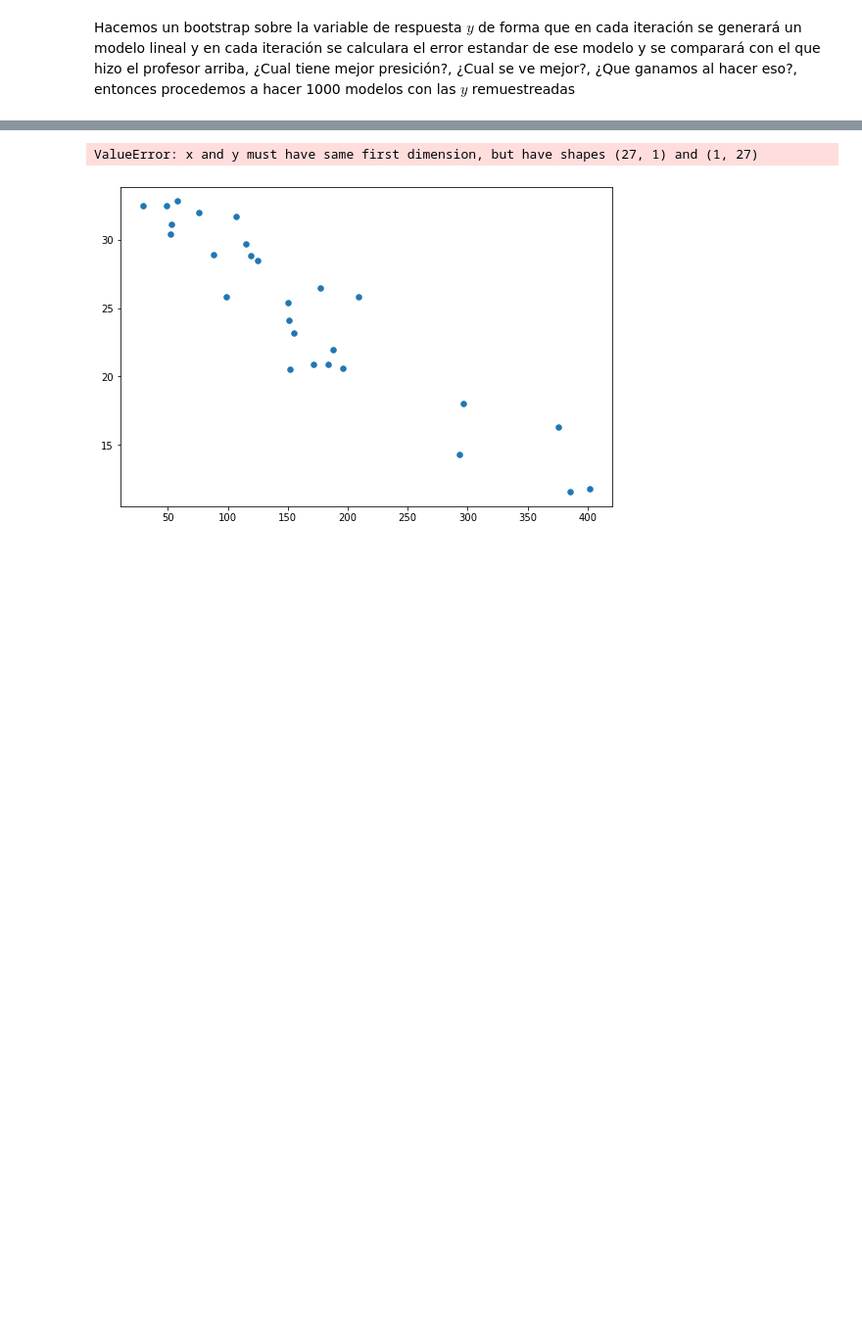
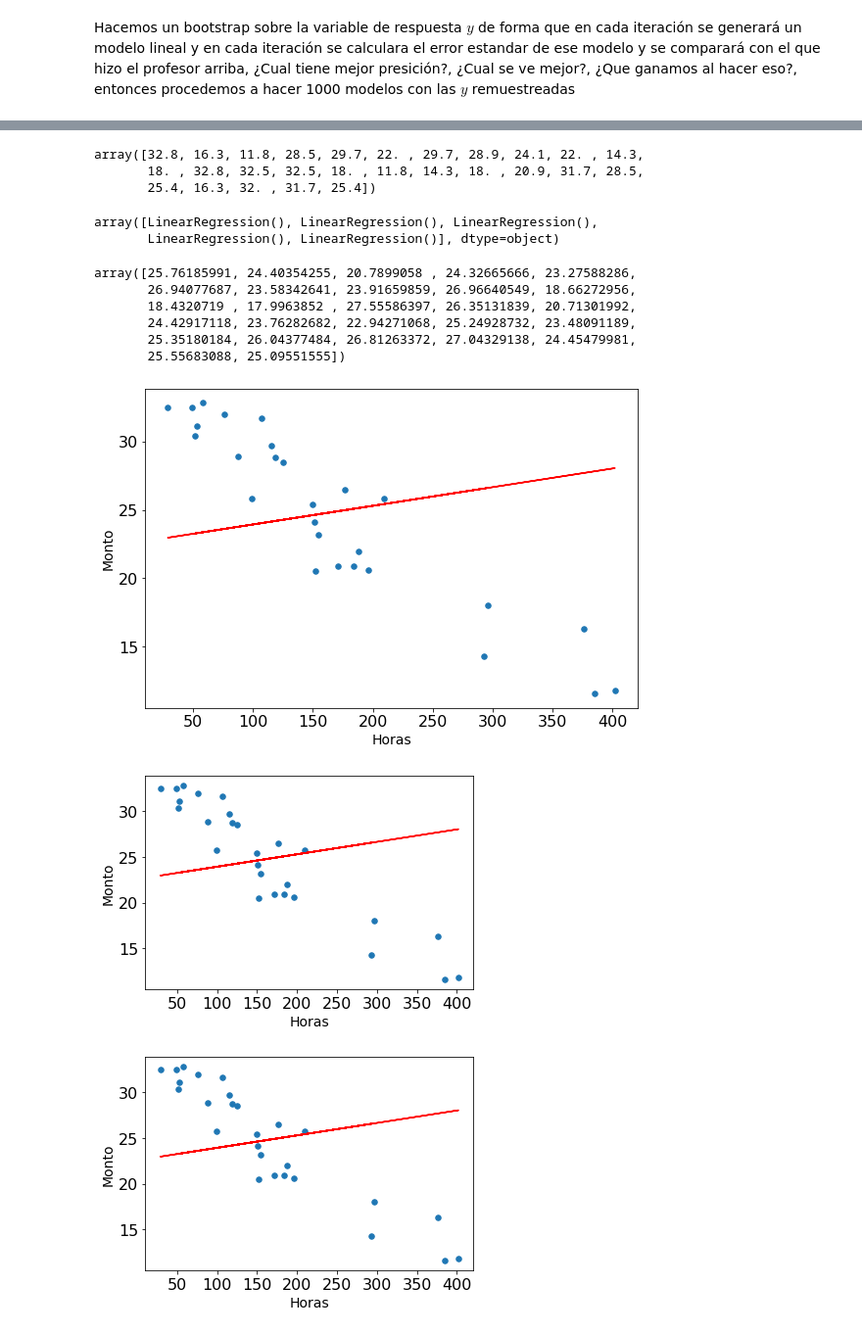
Before and after one commit to EL-CR3ZPO/Seminario_9273, a Jupyter notebook: Tarea 1/Bootstrap parte 2.ipynb, the cells around one changed output, grey strips where cells are left out. Shown at 98% size. Saved outputs shown, nothing was run; the diff lists cells and outputs as text; code cells hidden in the pictures; blank space fills up the shorter version.

```diff
--- a/Tarea 1/Bootstrap parte 2.ipynb
+++ b/Tarea 1/Bootstrap parte 2.ipynb
@@ -788,12 +788,15 @@ Hacemos un bootstrap sobre la variable de respuesta $ y $ de forma que en cada i
 # Primero remuestreamos las y
 
 multiples_regresiones = linear_model.LinearRegression()
-regresiones = []
+regresiones_y = []
 
-simulaciones = 10
+#Con la y remuestreadas podremos hacer multiples modelos de regresion lineal
+
+simulaciones = 5
 for i in range(0,simulaciones):
     nueva_y = np.random.choice(bd_horm['monto'] ,len(bd_horm), replace=True)
-    regresiones.append([nueva_y,])
+    regresiones_y.append([nueva_y])
 
-regresiones
+#Estas son las y's
+regresiones_y #cada array son 27 nuevas y's para un modelo diferente
 # %% [output]
@@ -817,17 +818,60 @@ regresiones
+# %%
+# Por ejemplo si queremos acceder a la 5 hacemos esto
+
+regresiones_y[4][0]
+# %% [output]
+array([32.8, 16.3, 11.8, 28.5, 29.7, 22. , 29.7, 28.9, 24.1, 22. , 14.3,
+       18. , 32.8, 32.5, 32.5, 18. , 11.8, 14.3, 18. , 20.9, 31.7, 28.5,
+       25.4, 16.3, 32. , 31.7, 25.4])
+# %%
+# Ahora lo que haremos será que para cada 27 y's que nosotros simulamos obtendremos 1 modelo por lo que
+# podremos obtener un gran número de modelos
+
+las_regresiones = []
+
+for i in range(0,simulaciones):
+    multiples_regresiones.fit(X,regresiones_y[i][0]) # es una lista indexada no un array
+    las_regresiones.append(multiples_regresiones) # pasamos las regresiones a un array
+
+las_regresiones
+
+final = np.array(las_regresiones) # pasamos las regresiones a un array
+
+# Observese obtendremos un array con todas las regresiones lineales
+final
+
+#las_regresiones.reshape(-1)
+# %% [output]
+array([LinearRegression(), LinearRegression(), LinearRegression(),
+       LinearRegression(), LinearRegression()], dtype=object)
 # %%
+Y_pred = []
+
 for i in range(0,simulaciones):
-    multiples_regresiones
+    Y_pred_2 = multiples_regresiones.predict(X)
+
+Y_pred_2
+# %% [output]
+array([25.76185991, 24.40354255, 20.7899058 , 24.32665666, 23.27588286,
+       26.94077687, 23.58342641, 23.91659859, 26.96640549, 18.66272956,
+       18.4320719 , 17.9963852 , 27.55586397, 26.35131839, 20.71301992,
+       24.42917118, 23.76282682, 22.94271068, 25.24928732, 23.48091189,
+       25.35180184, 26.04377484, 26.81263372, 27.04329138, 24.45479981,
+       25.55683088, 25.09551555])
 # %%
+# Graficar sin embargo no es tan sencillo
+
 fig, ax = plt.subplots(figsize=(9,6))
 
 for j in range (simulaciones):
     plt.scatter(X, y,s=30)
-    plt.plot(X, regresiones[j], color='red')
+    plt.plot(X, , color='red')
     xlabel("Horas",size=14)
     ylabel("Monto",size=14)
     xticks(fontsize=16)
     yticks(fontsize=16)
     show()
 # %% [output]
-ValueError: x and y must have same first dimension, but have shapes (27, 1) and (1, 27)
-[figure, old version]
+[figure, new version]
+[figure, added]
+[figure, added]
```
Also changed, not shown: parts of 6 cells of this notebook.
